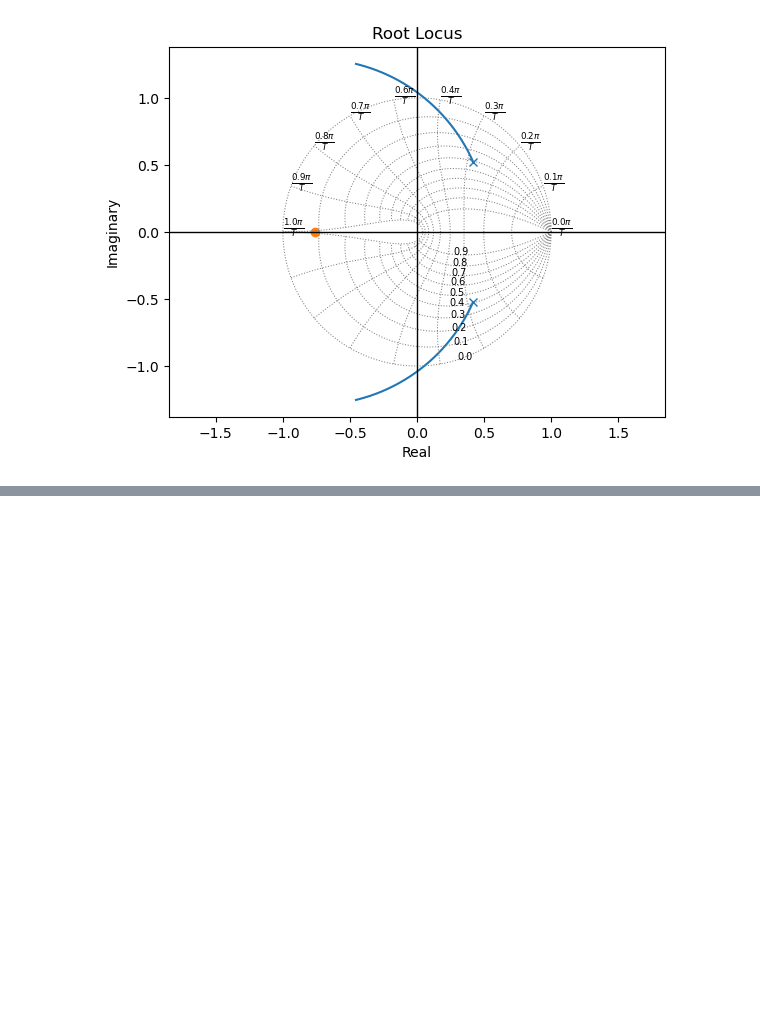
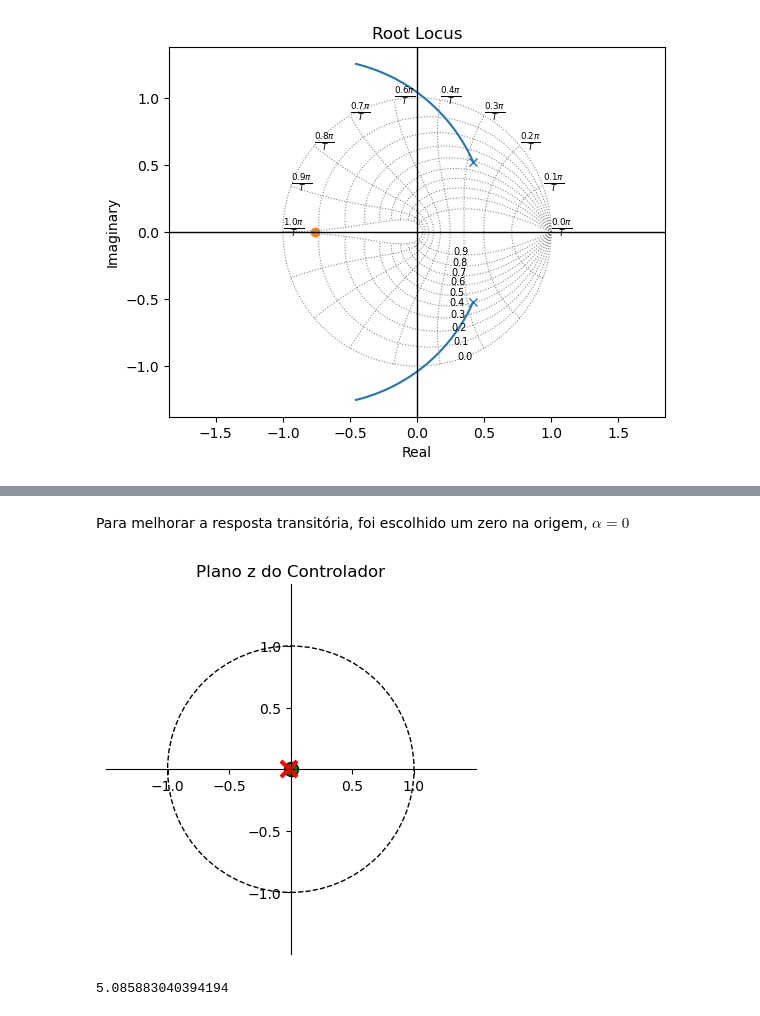
Before and after one commit to Emanuel600/Misc, a Jupyter notebook: Simul_Controle/Projeto 1 - Transformada z.ipynb, the cells around one changed output, grey strips where cells are left out. Drawn from its saved outputs; the diff is of its cells as text; code cells hidden in the pictures; blank space fills up the shorter version.

Commit message:
Trying to add a controller, will be trying a different method for calculating the angle for z1

```diff
--- a/Simul_Controle/Projeto 1 - Transformada z.ipynb
+++ b/Simul_Controle/Projeto 1 - Transformada z.ipynb
@@ -161,0 +198,19 @@ a = [ 1.         -0.83504112  0.44932896]
+# %% [markdown]
+Para melhorar a resposta transitória, foi escolhido um zero na origem, $\alpha=0$
+# %%
+α = 0
+# Calcula ângulo que z1 deve adicionar ao sistema
+ang = np.sum(np.angle(z1+Gz.zeros(), 1)) - np.sum(np.angle(z1-Gz.poles(), 1))
+ang = min(180, ang) - max(180, ang)
+fi1 = (180/np.pi)*np.arctan2((z1.real+α), z1.imag)
+β   = -(z1.imag * np.tan((np.pi/180)*(fi1 - ang)) + z1.real)
+#np.angle(z1+β) = np.angle(z1+α) - ang
+Cz  = (z+α)/(z+β)
+ctl.zplane(Cz, title="Plano z do Controlador")
+plt.show()
+##
+K = 1/np.abs(((z1+α)/(z1+β))*(np.polyval(a, z1)/np.polyval(b, z1)))
+K
+# %% [output]
+[figure, added]
+5.085883040394194
```
Also changed, not shown: parts of 8 cells of this notebook, 1 other file.
